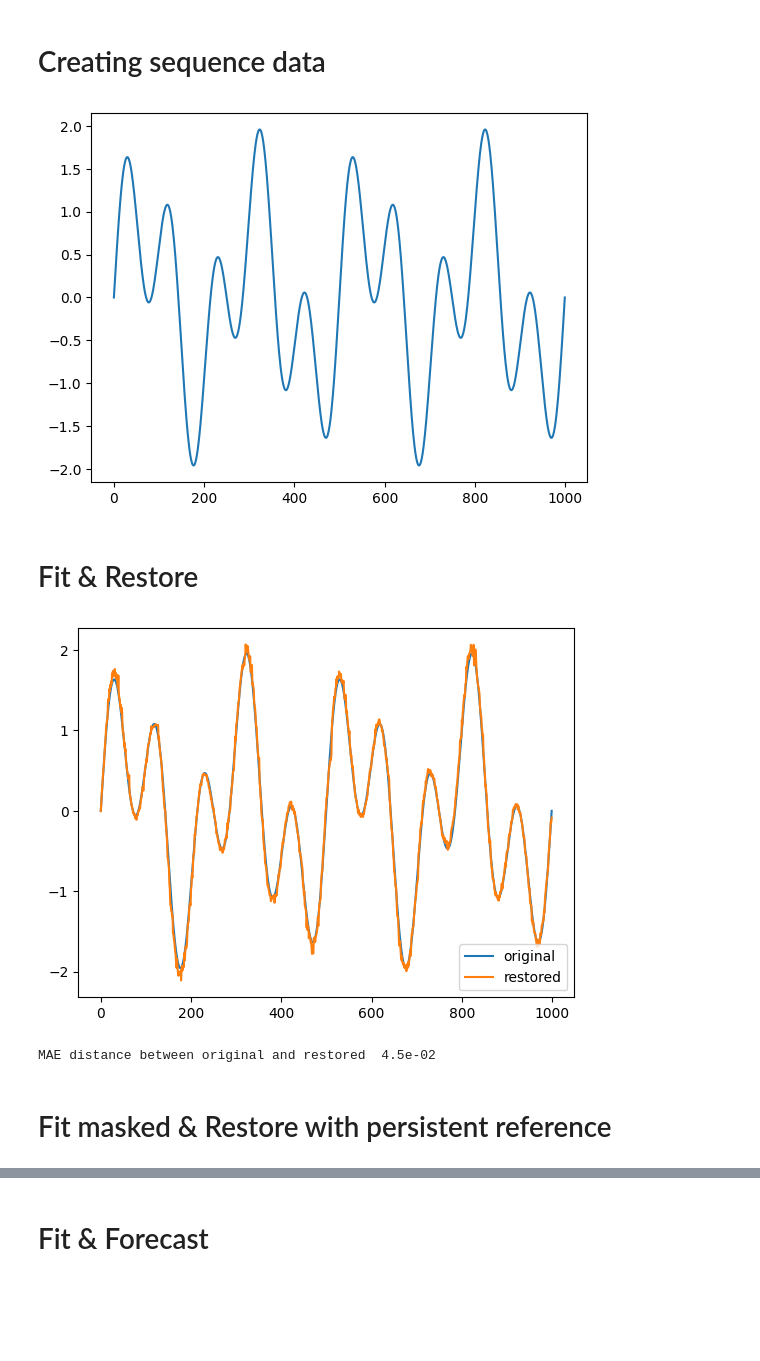
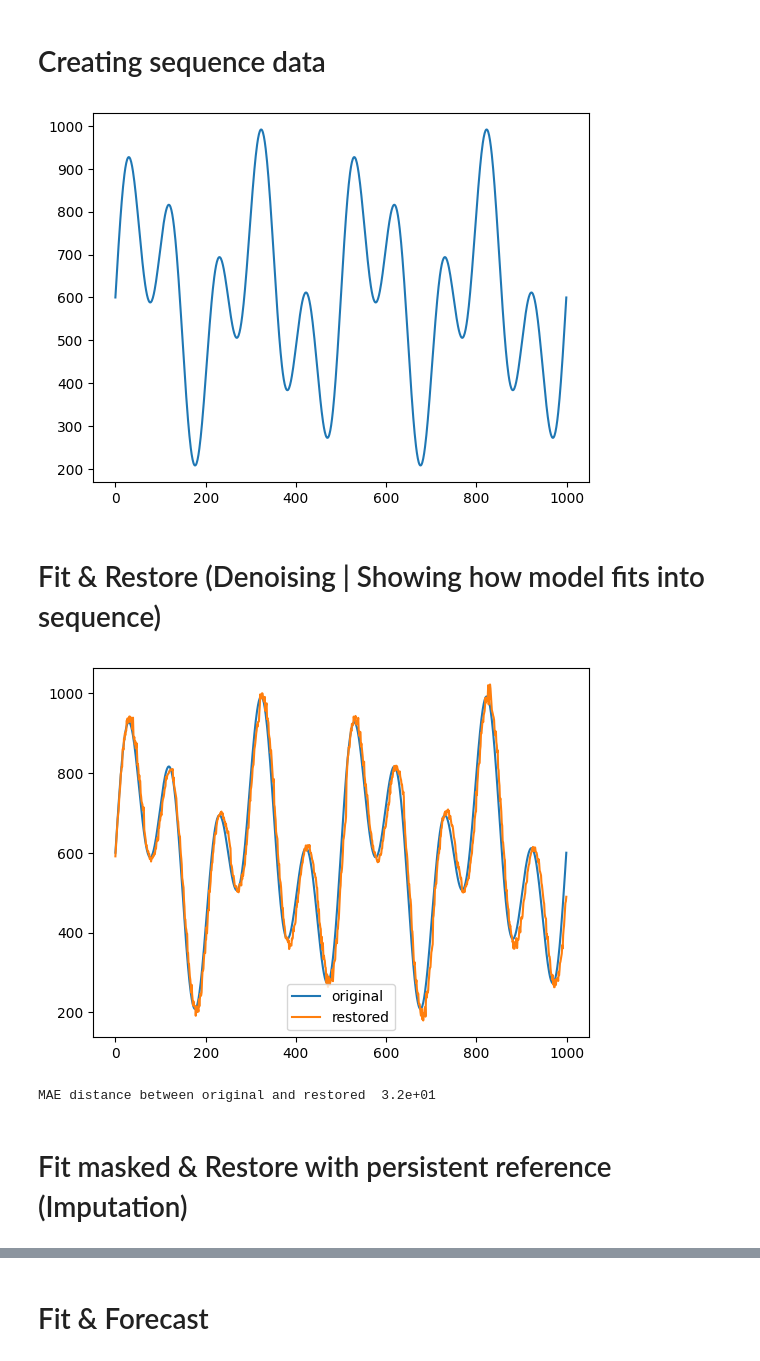
Before and after one commit to timetoai/TimeDiffusion, a Jupyter notebook: examples/example_1d_data.ipynb, the cells around one changed output, grey strips where cells are left out. Cells and saved outputs as stored; diff of their text form; code cells hidden in the pictures; blank space fills up the shorter version.

```diff
--- a/examples/example_1d_data.ipynb
+++ b/examples/example_1d_data.ipynb
@@ -15,13 +15,14 @@ cuda
 # Creating sequence data
 # %%
 seq = np.sin(np.linspace(0, 20 * np.pi, 1_000)) + np.sin(np.linspace(0, 8 * np.pi, 1_000))
+seq = seq * 200 + 600
 seq = seq.reshape(1, - 1)
 plt.plot(seq.flatten())
 plt.show()
 # %% [output]
-[figure, old version]
+[figure, new version]
 # %% [markdown]
-# Fit & Restore
+# Fit & Restore (Denoising | Showing how model fits into sequence)
 # %%
 # providing input shape for model in format (channels, input sequence length)
 model = TD(input_dims=seq.shape).to(device=device, dtype=torch.float32)
@@ -40,10 +41,10 @@ plt.show()
 mae_dist = np.abs(res - seq).mean()
 print(f"MAE distance between original and restored {mae_dist: .1e}")
 # %% [output]
-[figure, old version]
+[figure, new version]
-MAE distance between original and restored  4.5e-02
+MAE distance between original and restored  3.2e+01
 # %% [markdown]
-# Fit masked & Restore with persistent reference
+# Fit masked & Restore with persistent reference (Imputation)
 # %%
 # providing input shape for model in format (channels, input sequence length)
 model = TD(input_dims=seq.shape).to(device=device, dtype=torch.float32)
```
Also changed, not shown: parts of 4 cells of this notebook.
